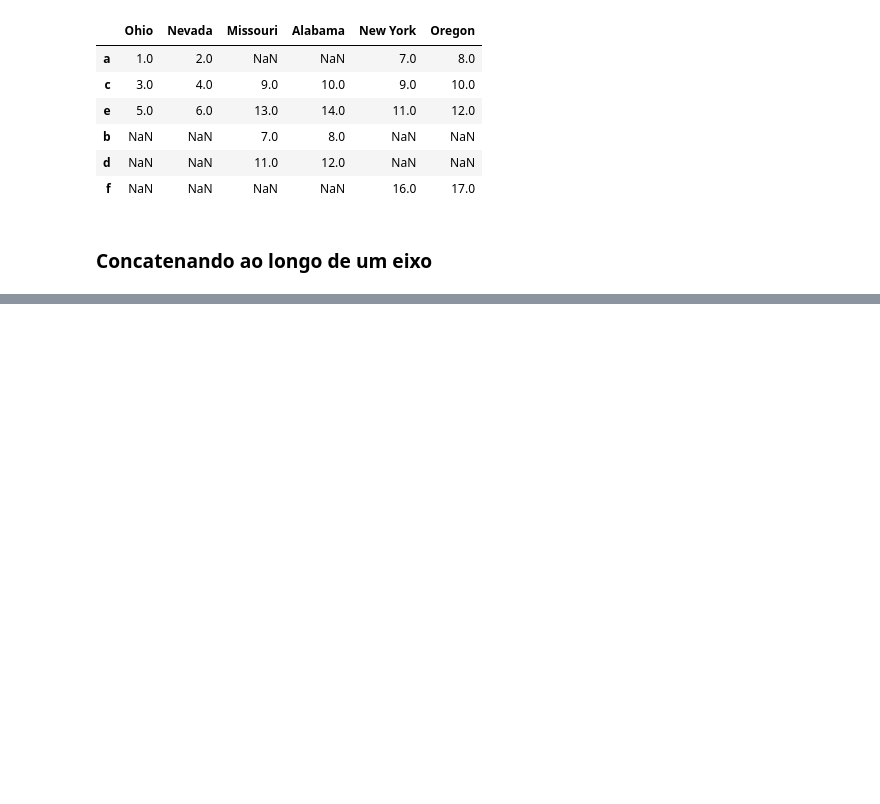
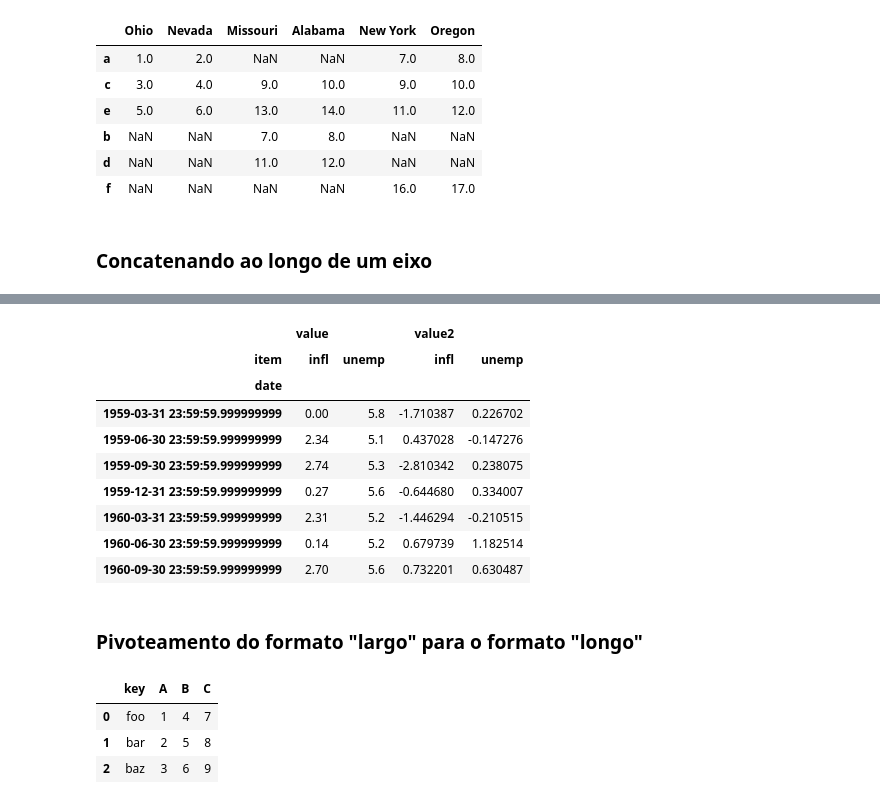
Before and after one commit to saulorcj/anotacoes, a Jupyter notebook: analise de dados/cap8.ipynb, the cells around one changed output, grey strips where cells are left out. Drawn from its saved outputs; the diff is of its cells as text; code cells hidden in the pictures; blank space fills up the shorter version.

```diff
--- a/analise de dados/cap8.ipynb
+++ b/analise de dados/cap8.ipynb
@@ -605,0 +1110,17 @@ left2.join([right2, another], how='outer')
+# %%
+unstacked = ldata.set_index(['date', 'item']).unstack('item')
+# %%
+unstacked[:7]
+# %% [output]
+|  | value |  | value2 |  |
+| item | infl | unemp | infl | unemp |
+| date |  |  |  |  |
+| 1959-03-31 23:59:59.999999999 | 0.00 | 5.8 | -1.710387 | 0.226702 |
+| 1959-06-30 23:59:59.999999999 | 2.34 | 5.1 | 0.437028 | -0.147276 |
+| 1959-09-30 23:59:59.999999999 | 2.74 | 5.3 | -2.810342 | 0.238075 |
+| 1959-12-31 23:59:59.999999999 | 0.27 | 5.6 | -0.644680 | 0.334007 |
+| 1960-03-31 23:59:59.999999999 | 2.31 | 5.2 | -1.446294 | -0.210515 |
+| 1960-06-30 23:59:59.999999999 | 0.14 | 5.2 | 0.679739 | 1.182514 |
+| 1960-09-30 23:59:59.999999999 | 2.70 | 5.6 | 0.732201 | 0.630487 |
+# %% [markdown]
+### Pivoteamento do formato "largo" para o formato "longo"
@@ -605,0 +1132,7 @@ left2.join([right2, another], how='outer')
+# %%
+df
+# %% [output]
+|  | key | A | B | C |
+| 0 | foo | 1 | 4 | 7 |
+| 1 | bar | 2 | 5 | 8 |
+| 2 | baz | 3 | 6 | 9 |
```
Also changed, not shown: parts of 95 cells of this notebook.
